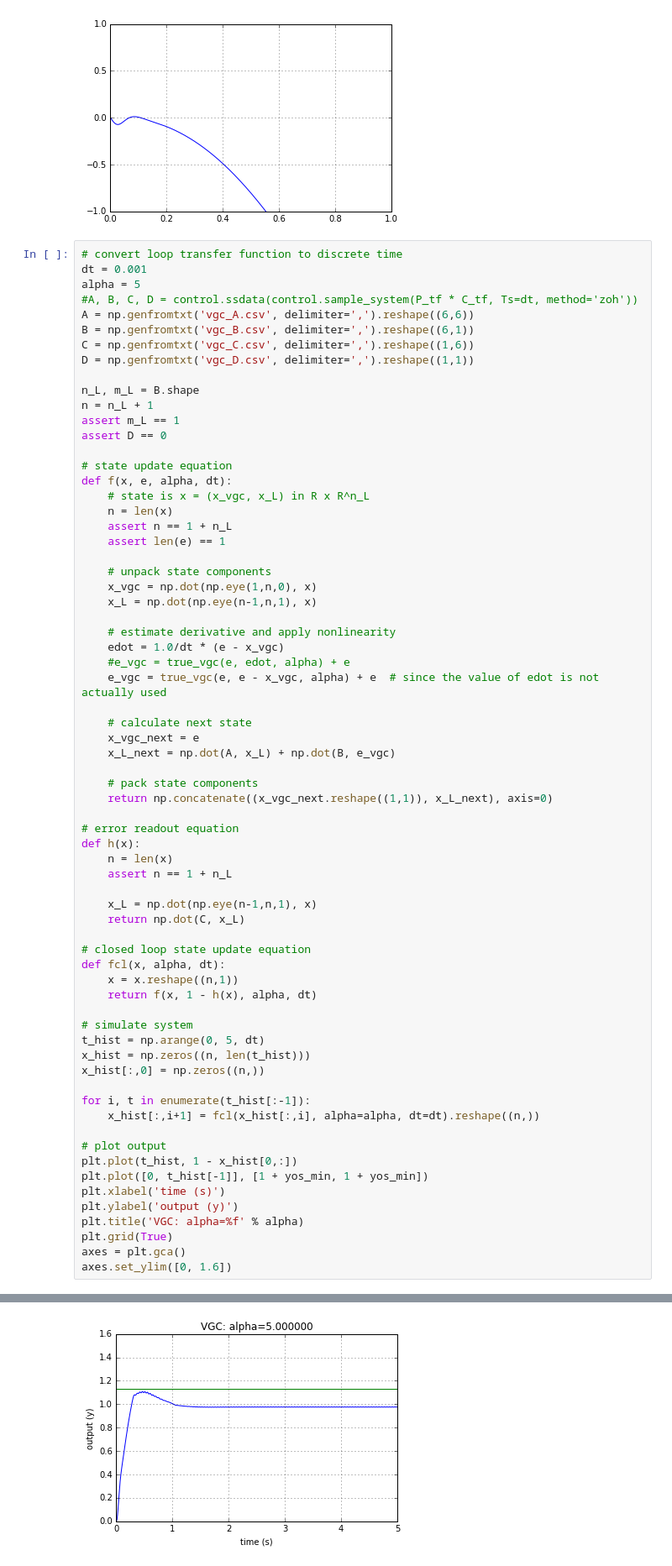
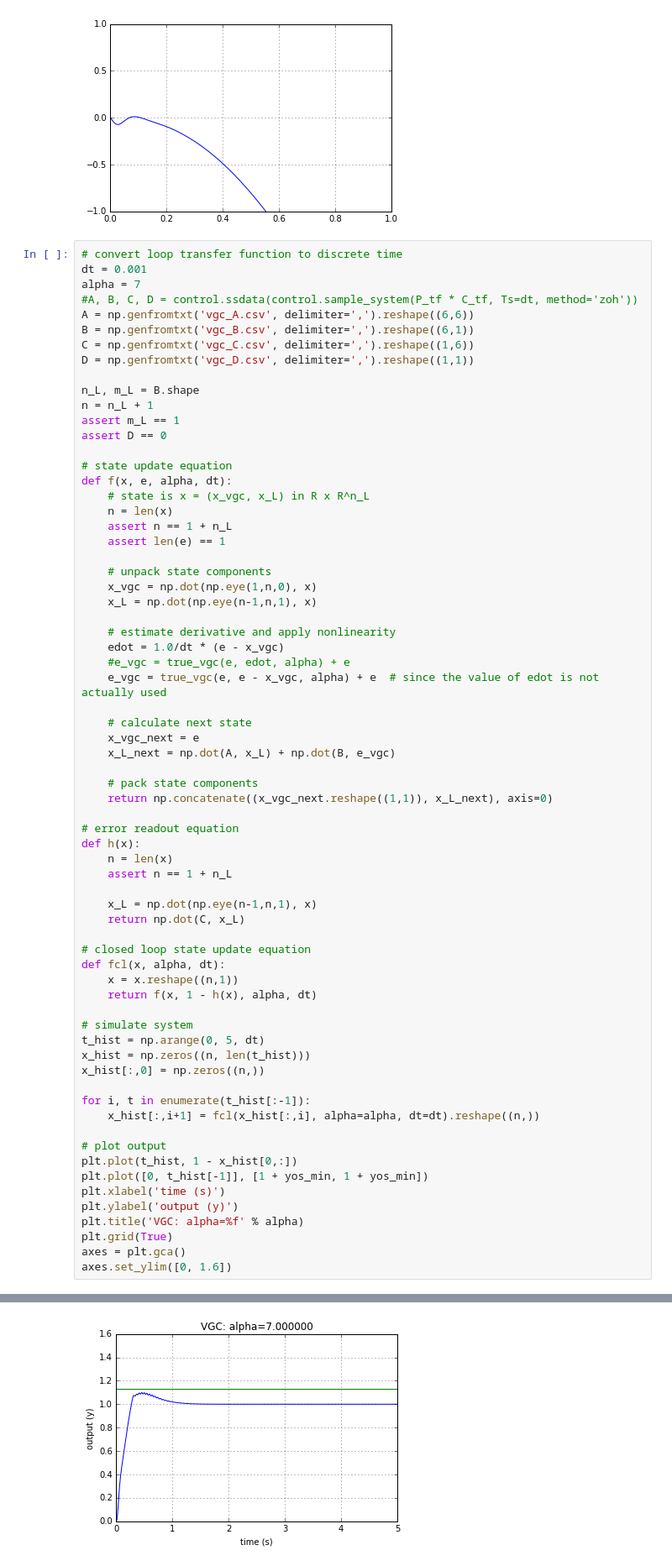
Before and after one commit to ipapusha/amnet, a Jupyter notebook: examples/example_vgc_jupyter.ipynb, the cells around one changed output, grey strips where cells are left out. Shown: that part at 84% size. Saved outputs shown, nothing was run; the diff lists cells and outputs as text.

```diff
--- a/examples/example_vgc_jupyter.ipynb
+++ b/examples/example_vgc_jupyter.ipynb
@@ -103,7 +103,7 @@ print yos_min
 # %%
 # convert loop transfer function to discrete time
 dt = 0.001
-alpha = 5
+alpha = 7
 #A, B, C, D = control.ssdata(control.sample_system(P_tf * C_tf, Ts=dt, method='zoh'))
 A = np.genfromtxt('vgc_A.csv', delimiter=',').reshape((6,6))
 B = np.genfromtxt('vgc_B.csv', delimiter=',').reshape((6,1))
@@ -143,34 +143,34 @@ def h(x):
     n = len(x)
     assert n == 1 + n_L
 
     x_L = np.dot(np.eye(n-1,n,1), x)
     return np.dot(C, x_L)
 
 # closed loop state update equation
 def fcl(x, alpha, dt):
     x = x.reshape((n,1))
     return f(x, 1 - h(x), alpha, dt)
 
 # simulate system
 t_hist = np.arange(0, 5, dt)
 x_hist = np.zeros((n, len(t_hist)))
 x_hist[:,0] = np.zeros((n,))
 
 for i, t in enumerate(t_hist[:-1]):
     x_hist[:,i+1] = fcl(x_hist[:,i], alpha=alpha, dt=dt).reshape((n,))
 
 # plot output
 plt.plot(t_hist, 1 - x_hist[0,:])
 plt.plot([0, t_hist[-1]], [1 + yos_min, 1 + yos_min])
 plt.xlabel('time (s)')
 plt.ylabel('output (y)')
 plt.title('VGC: alpha=%f' % alpha)
 plt.grid(True)
 axes = plt.gca()
 axes.set_ylim([0, 1.6])
 # %% [output]
 (0, 1.6)
-[figure, old version]
+[figure, new version]
 # %%
 ### check that the full state goes to zero
 plt.plot(t_hist, np.linalg.norm(x_hist, axis=0, ord=2))
```
Also changed, not shown: parts of 1 cell of this notebook, 4 other files.
